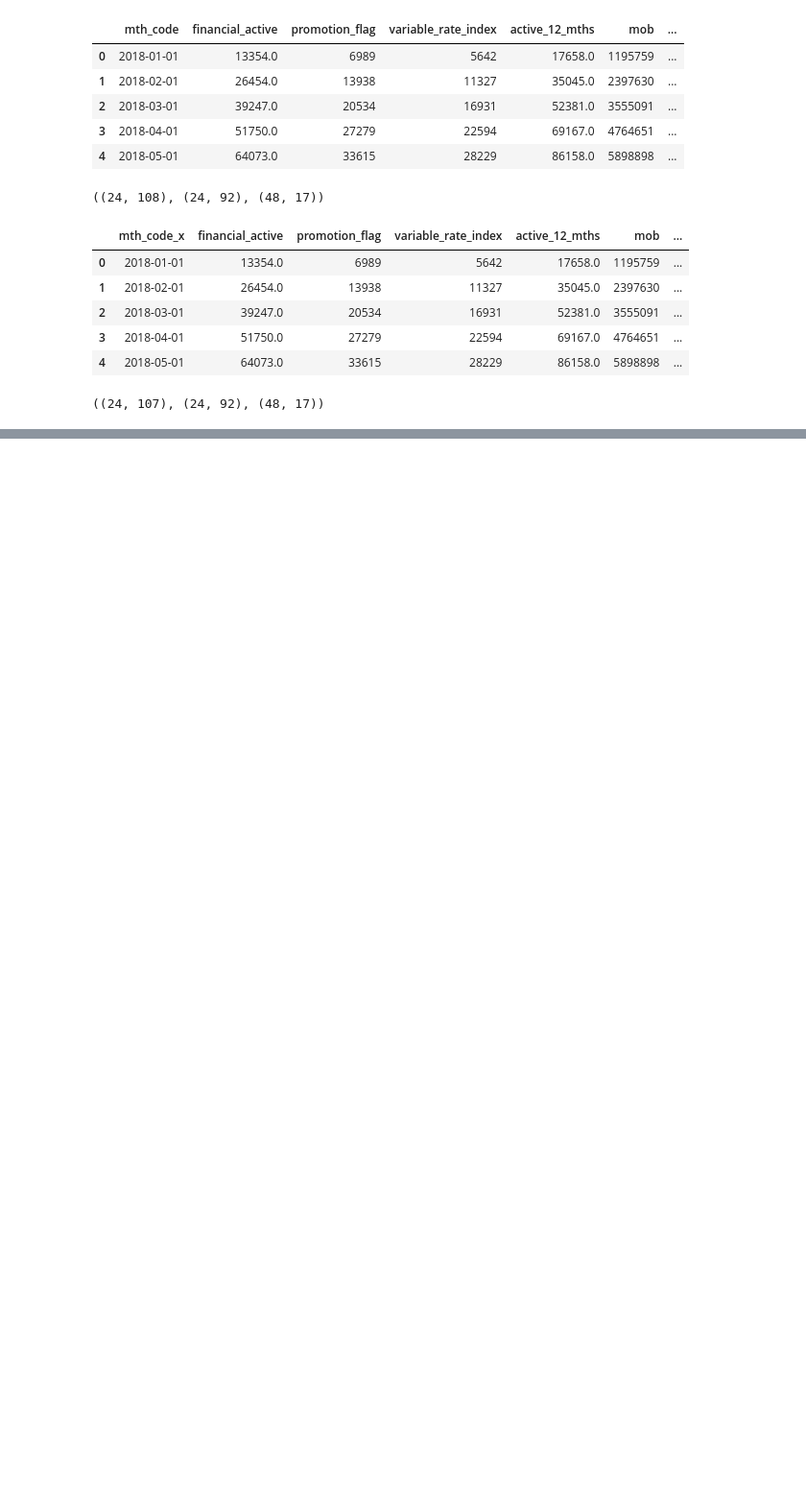
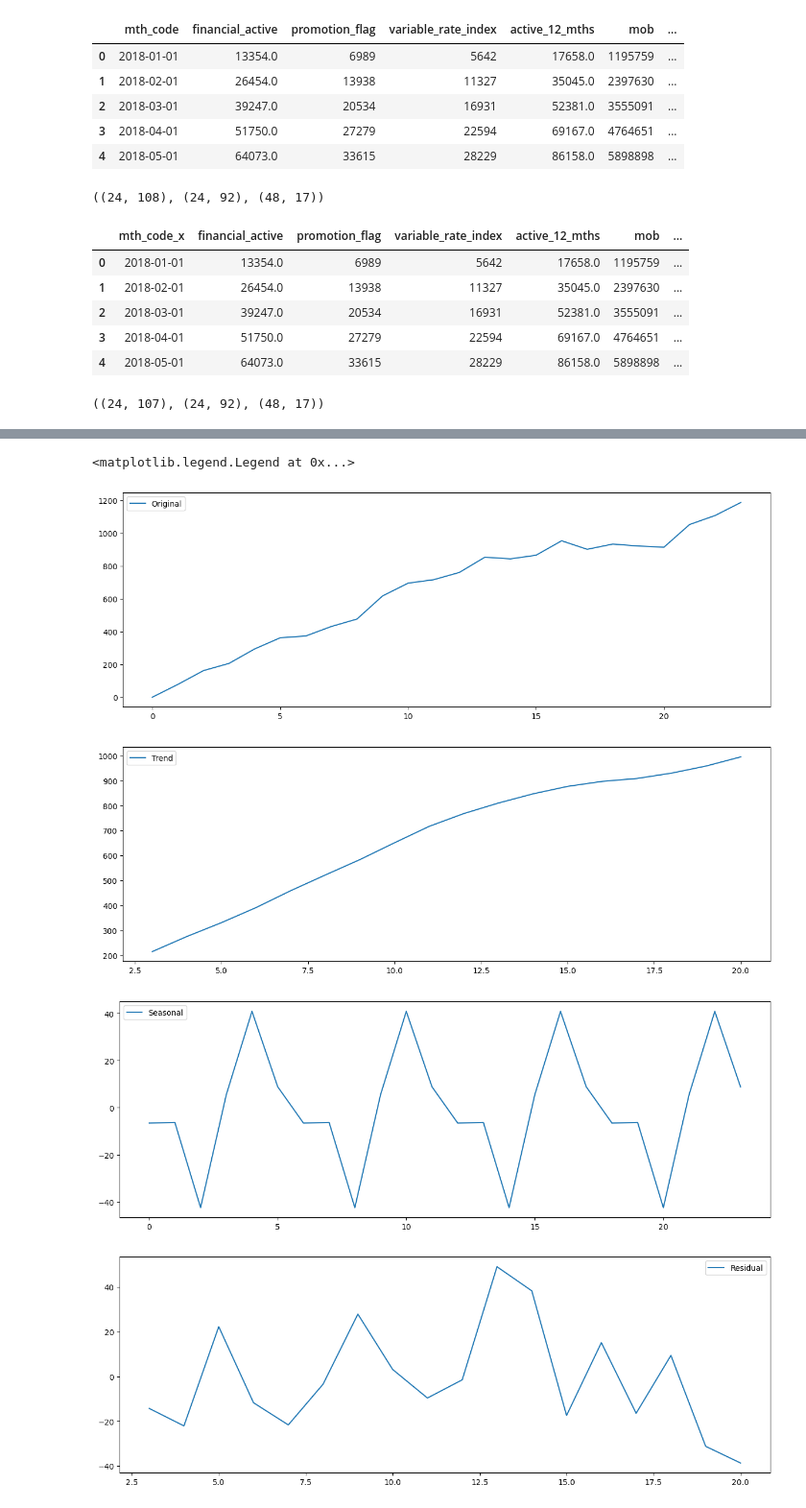
Before and after one commit to danielHett/data-gurus, a Jupyter notebook: summary_and_macro.ipynb, the cells around one changed output, grey strips where cells are left out. Shown: that part at 96% size. Drawn from its saved outputs; the diff is of its cells as text; code cells hidden in the pictures; blank space fills up the shorter version.

```diff
--- a/summary_and_macro.ipynb
+++ b/summary_and_macro.ipynb
@@ -58,0 +120,27 @@ merged.to_csv('merged.csv', index=False)
+# %%
+ts_decomposition = seasonal_decompose(x=merged['charge_off'], model='additive', period=6)
+trend_estimate = ts_decomposition.trend
+seasonal_estimate = ts_decomposition.seasonal
+residual_estimate = ts_decomposition.resid
+# %%
+plt.figure(figsize=(15,5))
+plt.plot(merged['charge_off'], label='Original')
+plt.legend()
+
+plt.figure(figsize=(15,5))
+plt.plot(trend_estimate, label='Trend')
+plt.legend()
+
+plt.figure(figsize=(15,5))
+plt.plot(seasonal_estimate, label='Seasonal')
+plt.legend()
+
+plt.figure(figsize=(15,5))
+plt.plot(residual_estimate, label='Residual')
+plt.legend()
+# %% [output]
+<matplotlib.legend.Legend at 0x...>
+[figure, added]
+[figure, added]
+[figure, added]
+[figure, added]
```
Also changed, not shown: parts of 17 cells of this notebook.
